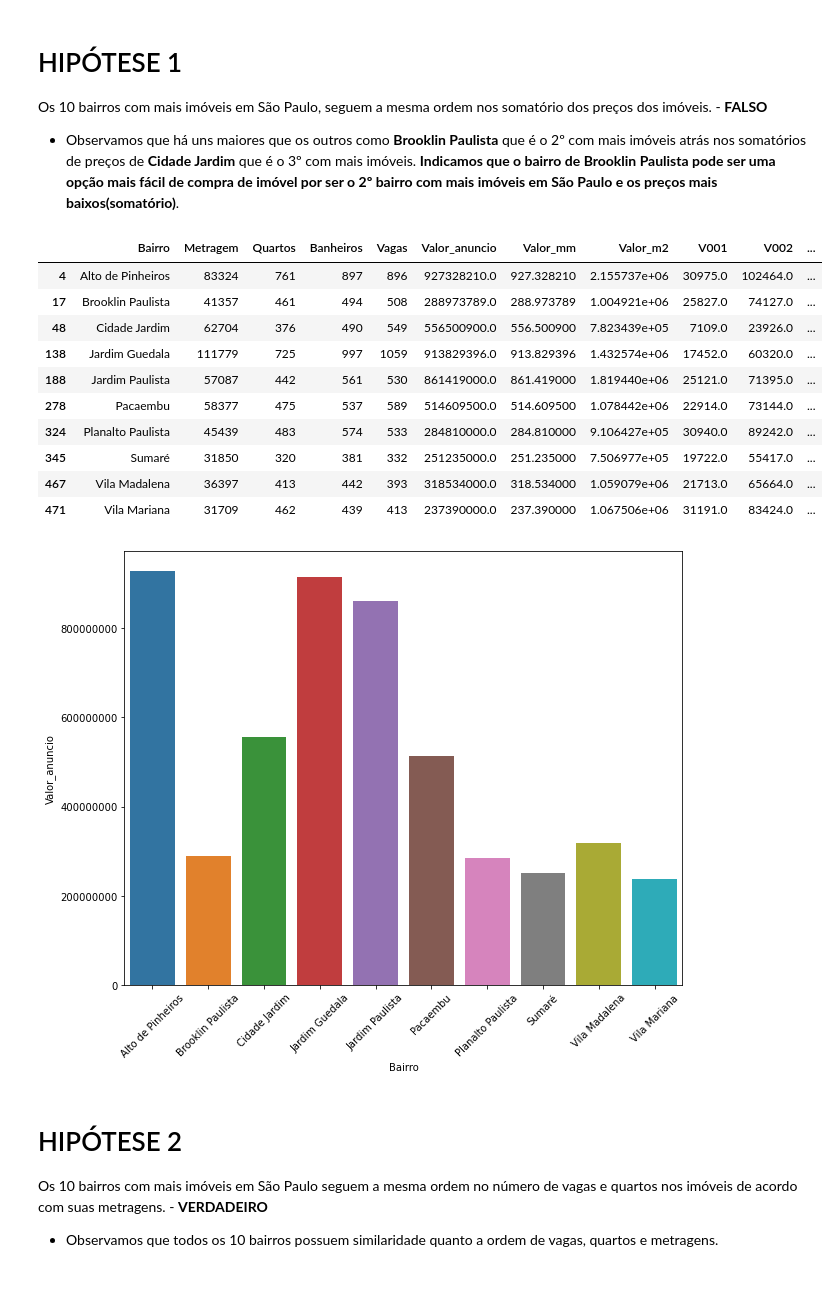
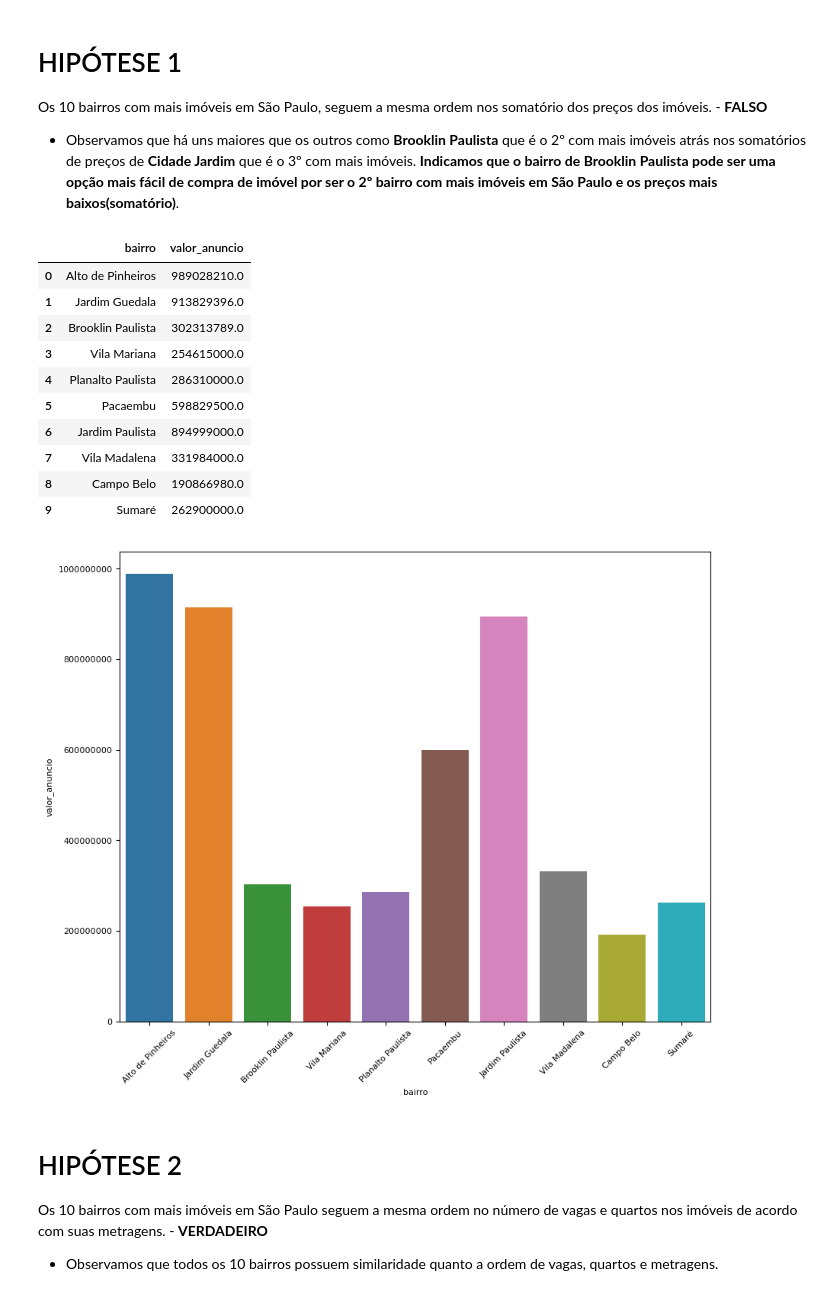
Before and after one commit to hugoferraz5/Alura_Creditas2, a Jupyter notebook: Creditas_alura1.ipynb, the cells around one changed output. Drawn from its saved outputs; the diff is of its cells as text; code cells hidden in the pictures.

```diff
--- a/Creditas_alura1.ipynb
+++ b/Creditas_alura1.ipynb
@@ -803,21 +785,15 @@ plt.show()
 # %%
 # Substituindo outlierss
-data['Valor_anuncio'] = data['Valor_anuncio'].apply(lambda x: 30000000 if (x > 30000000) else x)
+df2['valor_anuncio'] = df2['valor_anuncio'].apply(lambda x: 30000000 if (x > 30000000) else x)
 
-data['Vagas'] = data['Vagas'].apply(lambda x: 10 if (x > 10) else x)
+df2['metragem'] = df2['metragem'].apply(lambda x: 2850 if (x > 10000) else x)
 
-data['Banheiros'] = data['Banheiros'].apply(lambda x: 10 if (x > 10) else x)
+df2['v004'] = df2['v004'].apply(lambda x: 5.52 if (x > 6) else x)
 
-data['Metragem'] = data['Metragem'].apply(lambda x: 1500 if (x > 10000) else x)
+df2['v006'] = df2['v006'].apply(lambda x: 1781723643.14 if (x > 2000000000) else x)
 
-data['Quartos'] = data['Quartos'].apply(lambda x: 5 if (x > 10) else x)
+df2['v008'] = df2['v008'].apply(lambda x: 1374996829.42 if (x > 1500000000) else x)
 
-data['V004'] = data['V004'].apply(lambda x: 2 if (x > 6) else x)
+df2['v010'] = df2['v010'].apply(lambda x: 976628790.68 if (x > 1000000000) else x)
 
-data['V006'] = data['V006'].apply(lambda x: 5000000000 if (x > 10000000000) else x)
-
-data['V008'] = data['V008'].apply(lambda x: 8000000000 if (x > 8000000000) else x)
-
-data['V010'] = data['V010'].apply(lambda x: 3000000000 if (x > 3000000000) else x)
-
-data['V012'] = data['V012'].apply(lambda x: 1000000000 if (x > 3000000000) else x)
+df2['v012'] = df2['v012'].apply(lambda x: 1436259424.69 if (x > 1500000000) else x)
@@ -1107,6 +983,6 @@ plt.show()
 ## 4.4 Checkpoint
 # %%
 # cópia do data set
-data_clean = data.copy()
+df3 = df2.copy()
 # %%
 # salvar o data set
@@ -1182,10 +1071,10 @@ for idx, _ in data_clean.iterrows():
 # %%
 # cópia do data set
-data1 = data_clean.copy()
+df4 = df3.copy()
 
 # salvar o data set
-data1.to_csv('data_saves/data1_f.csv', index=False)
+df4.to_csv('data_saves/df4.csv', index=False)
 
 # checar a dimensão do data set
-data1.shape
+df4.shape
 # %% [output]
@@ -1404,38 +1274,47 @@ Os 10 bairros com mais imóveis em São Paulo, seguem a mesma ordem nos somatór
 
 * Observamos que há uns maiores que os outros como **Brooklin Paulista** que é o 2º com mais imóveis atrás nos somatórios de preços de **Cidade Jardim** que é o 3º com mais imóveis. **Indicamos que o bairro de Brooklin Paulista pode ser uma opção mais fácil de compra de imóvel por ser o 2º bairro com mais imóveis em São Paulo e os preços mais baixos(somatório)**.
 # %%
+H1 = df4.copy()
+h1 = pd.CategoricalDtype(categories=['Alto de Pinheiros', 'Jardim Guedala', 'Brooklin Paulista',
+                                     'Vila Mariana', 'Planalto Paulista', 'Pacaembu',
+                                     'Jardim Paulista', 'Vila Madalena', 'Campo Belo',
+                                     'Sumaré'], ordered=True)
+H1['bairro'] = H1['bairro'].astype(h1)
+
 # 10 bairros com mais imóveis em São Paulo
-top_bairros = data1["Bairro"].value_counts()[:10].index
+top_bairros = H1["bairro"].value_counts()[:10].index
 top_bairros
 
 # Somatório dos dados de cada bairro
-dados_bairro = data1.groupby("Bairro").sum()
+dados_bairro = H1[['bairro','valor_anuncio']].groupby("bairro").sum()
 dados_bairro.reset_index(inplace = True)
 dados_bairro
 
 # Somatório dos dados dos 10 bairros com mais imóveis em São Paulo
-dados_bairro.query("Bairro in @top_bairros")
+dados_bairro.query("bairro in @top_bairros")
 # %% [output]
-|  | Bairro | Metragem | Quartos | Banheiros | Vagas | Valor_anuncio | Valor_mm | Valor_m2 | V001 | V002 | ... |
-| 4 | Alto de Pinheiros | 83324 | 761 | 897 | 896 | 927328210.0 | 927.328210 | 2.155737e+06 | 30975.0 | 102464.0 | ... |
-| 17 | Brooklin Paulista | 41357 | 461 | 494 | 508 | 288973789.0 | 288.973789 | 1.004921e+06 | 25827.0 | 74127.0 | ... |
-| 48 | Cidade Jardim | 62704 | 376 | 490 | 549 | 556500900.0 | 556.500900 | 7.823439e+05 | 7109.0 | 23926.0 | ... |
-| 138 | Jardim Guedala | 111779 | 725 | 997 | 1059 | 913829396.0 | 913.829396 | 1.432574e+06 | 17452.0 | 60320.0 | ... |
-| 188 | Jardim Paulista | 57087 | 442 | 561 | 530 | 861419000.0 | 861.419000 | 1.819440e+06 | 25121.0 | 71395.0 | ... |
-| 278 | Pacaembu | 58377 | 475 | 537 | 589 | 514609500.0 | 514.609500 | 1.078442e+06 | 22914.0 | 73144.0 | ... |
-| 324 | Planalto Paulista | 45439 | 483 | 574 | 533 | 284810000.0 | 284.810000 | 9.106427e+05 | 30940.0 | 89242.0 | ... |
-| 345 | Sumaré | 31850 | 320 | 381 | 332 | 251235000.0 | 251.235000 | 7.506977e+05 | 19722.0 | 55417.0 | ... |
-| 467 | Vila Madalena | 36397 | 413 | 442 | 393 | 318534000.0 | 318.534000 | 1.059079e+06 | 21713.0 | 65664.0 | ... |
-| 471 | Vila Mariana | 31709 | 462 | 439 | 413 | 237390000.0 | 237.390000 | 1.067506e+06 | 31191.0 | 83424.0 | ... |
+|  | bairro | valor_anuncio |
+| 0 | Alto de Pinheiros | 989028210.0 |
+| 1 | Jardim Guedala | 913829396.0 |
+| 2 | Brooklin Paulista | 302313789.0 |
+| 3 | Vila Mariana | 254615000.0 |
+| 4 | Planalto Paulista | 286310000.0 |
+| 5 | Pacaembu | 598829500.0 |
+| 6 | Jardim Paulista | 894999000.0 |
+| 7 | Vila Madalena | 331984000.0 |
+| 8 | Campo Belo | 190866980.0 |
+| 9 | Sumaré | 262900000.0 |
 # %%
 plt.figure(figsize=(10, 8))
-ax = sns.barplot(x="Bairro", y="Valor_anuncio", data=dados_bairro.query("Bairro in @top_bairros"))
+ax = sns.barplot(x="bairro", y="valor_anuncio", data=dados_bairro.query("bairro in @top_bairros"))
 ax.tick_params(axis='x', rotation=45)
 
 ax.ticklabel_format(style='plain', axis='y')
+
+plt.rcParams.update({'font.size': 8})
 plt.show()
 # %% [output]
-[figure, old version]
+[figure, new version]
 # %% [markdown]
 # HIPÓTESE 2
 
```
Also changed, not shown: parts of 162 cells of this notebook, 32 other files.
